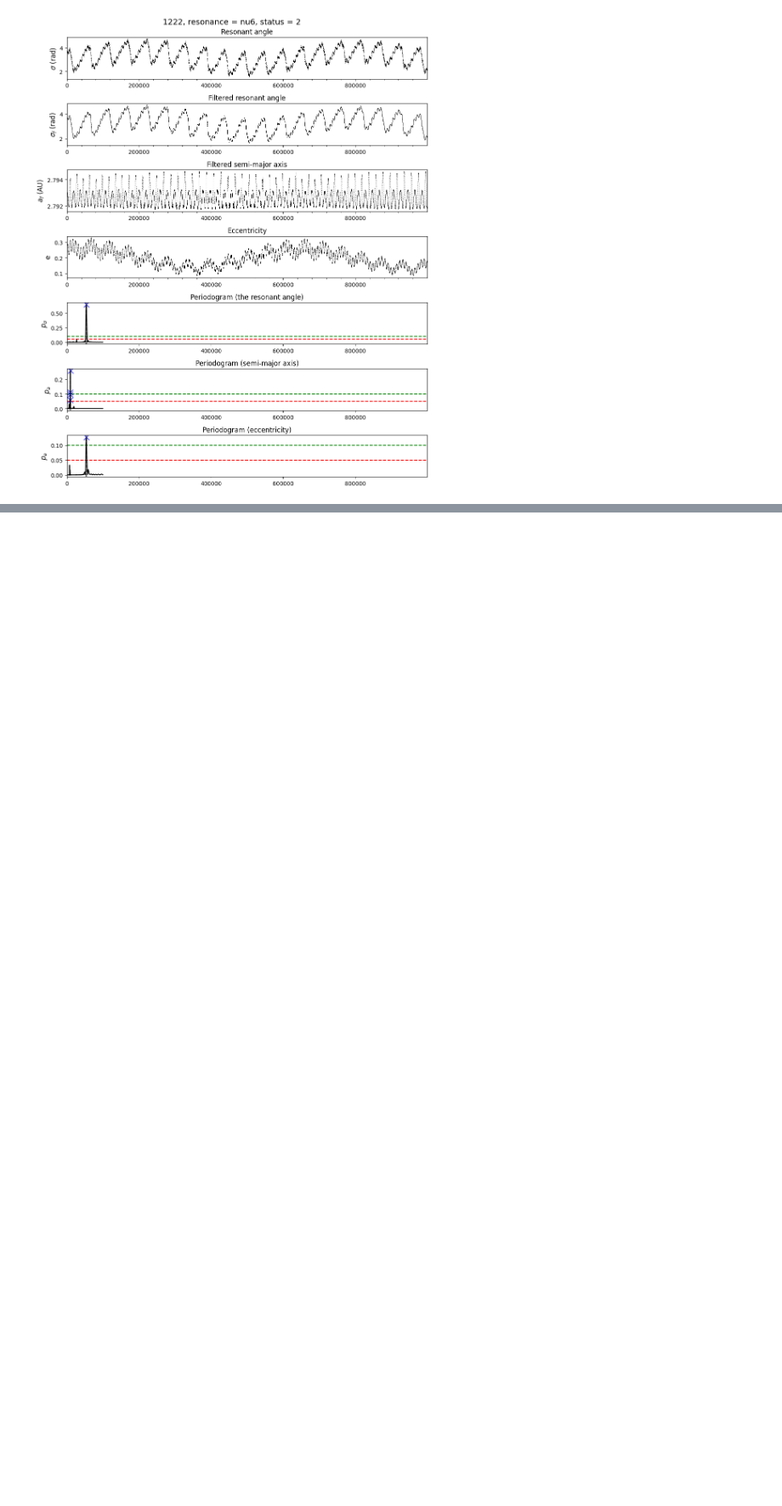
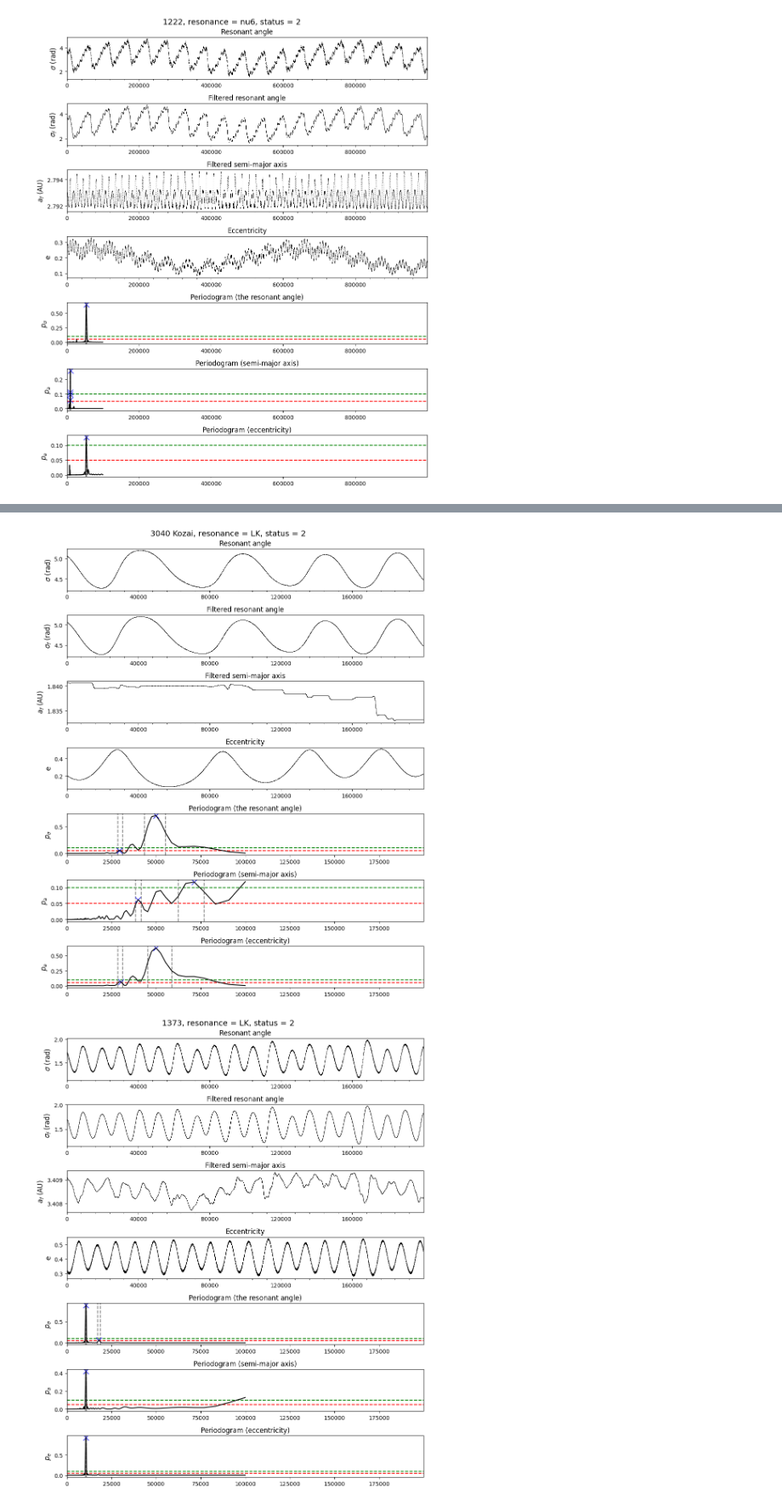
Before and after one commit to smirik/resonances, a Jupyter notebook: docs/quick-start.ipynb, the cells around one changed output, grey strips where cells are left out. Shown: that part at 85% size. Cells and saved outputs as stored; diff of their text form; code cells hidden in the pictures; blank space fills up the shorter version.

Commit message:
Documentation and final updates for LKR resonances

```diff
--- a/docs/quick-start.ipynb
+++ b/docs/quick-start.ipynb
@@ -210,0 +215,26 @@ sim.run(progress=True)
+# %%
+import numpy as np
+import resonances
+
+config = dict(
+    tmax=int(200000 * 2 * np.pi),
+    integrator='saba(10,6,4)',
+    dt=1.0,
+    save=None,
+    plot="all",
+    plot_type="show",
+    save_summary=False,
+)
+
+sim = resonances.Simulation(name='quick_lk', **config)
+sim.create_solar_system()
+sim.add_body(3040, resonances.LidovKozaiResonance(), name='3040 Kozai')
+sim.add_body(1373, resonances.LidovKozaiResonance(), name='1373')
+sim.add_body(15527, resonances.LidovKozaiResonance(), name='15527')
+
+sim.run(progress=False)
+summary = sim.data_manager.get_simulation_summary(sim.bodies)
+print(summary[['name', 'resonance', 'status', 'c1', 'c2']])
+# %% [output]
+[figure, added]
+[figure, added]
```
Also changed, not shown: parts of 3 cells of this notebook, 17 other files.
